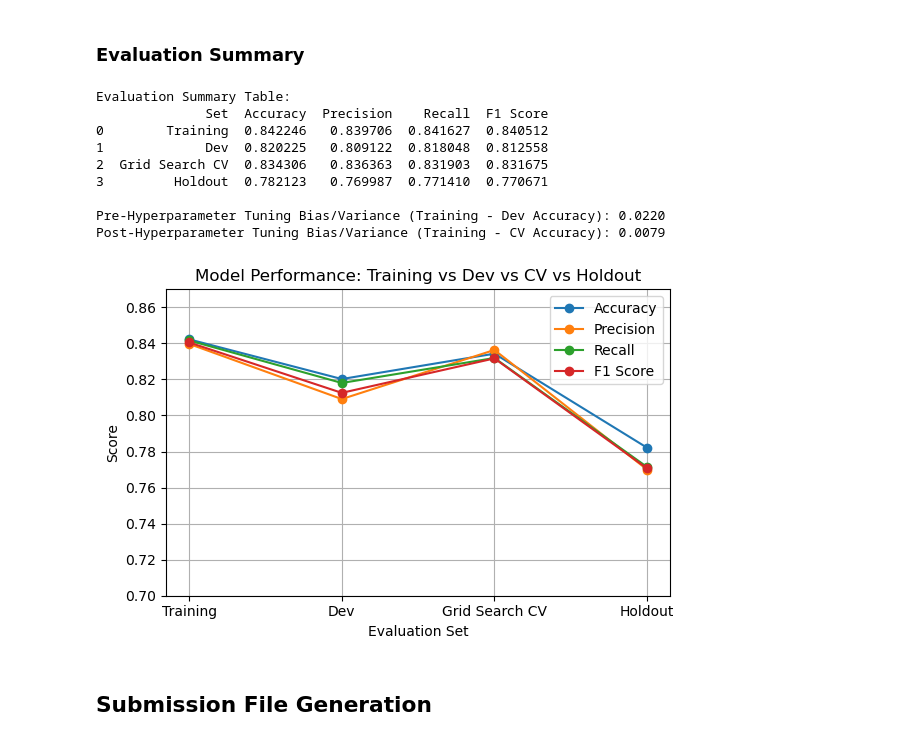
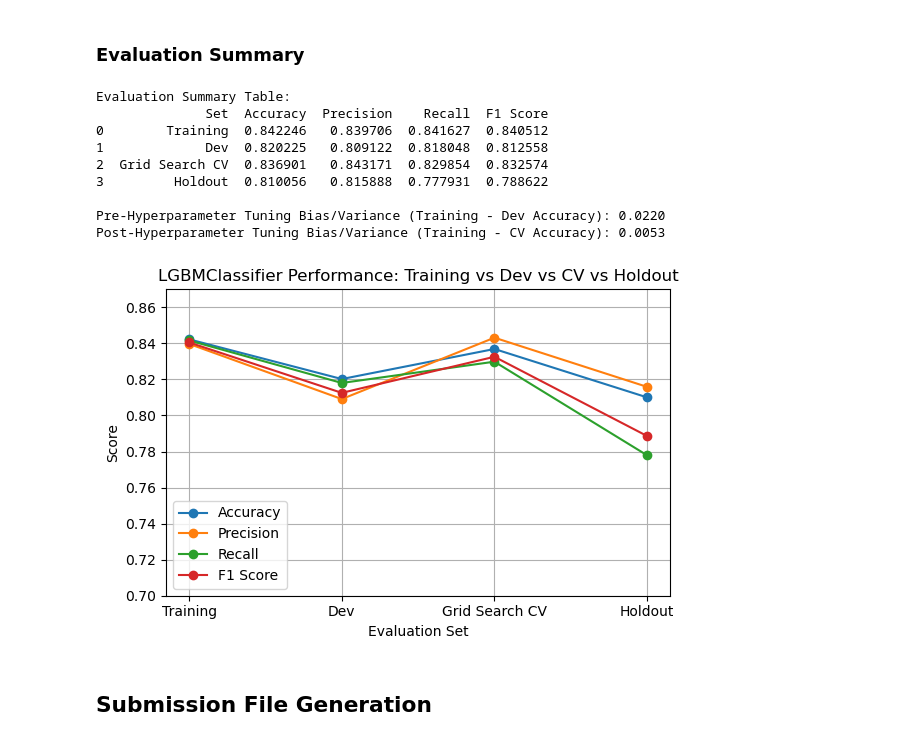
Before and after one commit to pt7481/titanic-ml-from-disaster, a Jupyter notebook: titanic_ml_from_disaster_abridged__paultongyoo.ipynb, the cells around one changed output. Saved outputs shown, nothing was run; the diff lists cells and outputs as text; code cells hidden in the pictures.

Commit message:
Added model selection to the hyper parameter grid

```diff
--- a/titanic_ml_from_disaster_abridged__paultongyoo.ipynb
+++ b/titanic_ml_from_disaster_abridged__paultongyoo.ipynb
@@ -1279,38 +1331,38 @@ def create_evaluation_summary_table_and_plot():
     print("\nEvaluation Summary Table:")
     print(summary_df)
 
     # Bias/variance report
     print()
     print(f"Pre-Hyperparameter Tuning Bias/Variance (Training - Dev Accuracy): {(training_acc - dev_acc):.4f}")
     print(f"Post-Hyperparameter Tuning Bias/Variance (Training - CV Accuracy): {(training_acc - cv_acc_mean):.4f}")
     print()
 
     # Plotting
     plt.figure(figsize=(6, 4))
     for metric in ['Accuracy', 'Precision', 'Recall', 'F1 Score']:
         plt.plot(summary_df['Set'], summary_df[metric], marker='o', label=metric)
 
-    plt.title('Model Performance: Training vs Dev vs CV vs Holdout')
+    plt.title(f'{pipeline.named_steps['classifier'].__class__.__name__} Performance: Training vs Dev vs CV vs Holdout')
     plt.ylabel('Score')
     plt.xlabel('Evaluation Set')
     plt.ylim(0.7, 0.87)
     plt.grid(True)
     plt.legend()
     plt.tight_layout()
     plt.show()
 
 create_evaluation_summary_table_and_plot()
 # %% [output]
 Evaluation Summary Table:
               Set  Accuracy  Precision    Recall  F1 Score
 0        Training  0.842246   0.839706  0.841627  0.840512
 1             Dev  0.820225   0.809122  0.818048  0.812558
-2  Grid Search CV  0.834306   0.836363  0.831903  0.831675
-3         Holdout  0.782123   0.769987  0.771410  0.770671
+2  Grid Search CV  0.836901   0.843171  0.829854  0.832574
+3         Holdout  0.810056   0.815888  0.777931  0.788622
 
 Pre-Hyperparameter Tuning Bias/Variance (Training - Dev Accuracy): 0.0220
-Post-Hyperparameter Tuning Bias/Variance (Training - CV Accuracy): 0.0079
+Post-Hyperparameter Tuning Bias/Variance (Training - CV Accuracy): 0.0053
-[figure, old version]
+[figure, new version]
 # %% [markdown]
 ## Submission File Generation
 # %%
```
Also changed, not shown: parts of 7 cells of this notebook.
